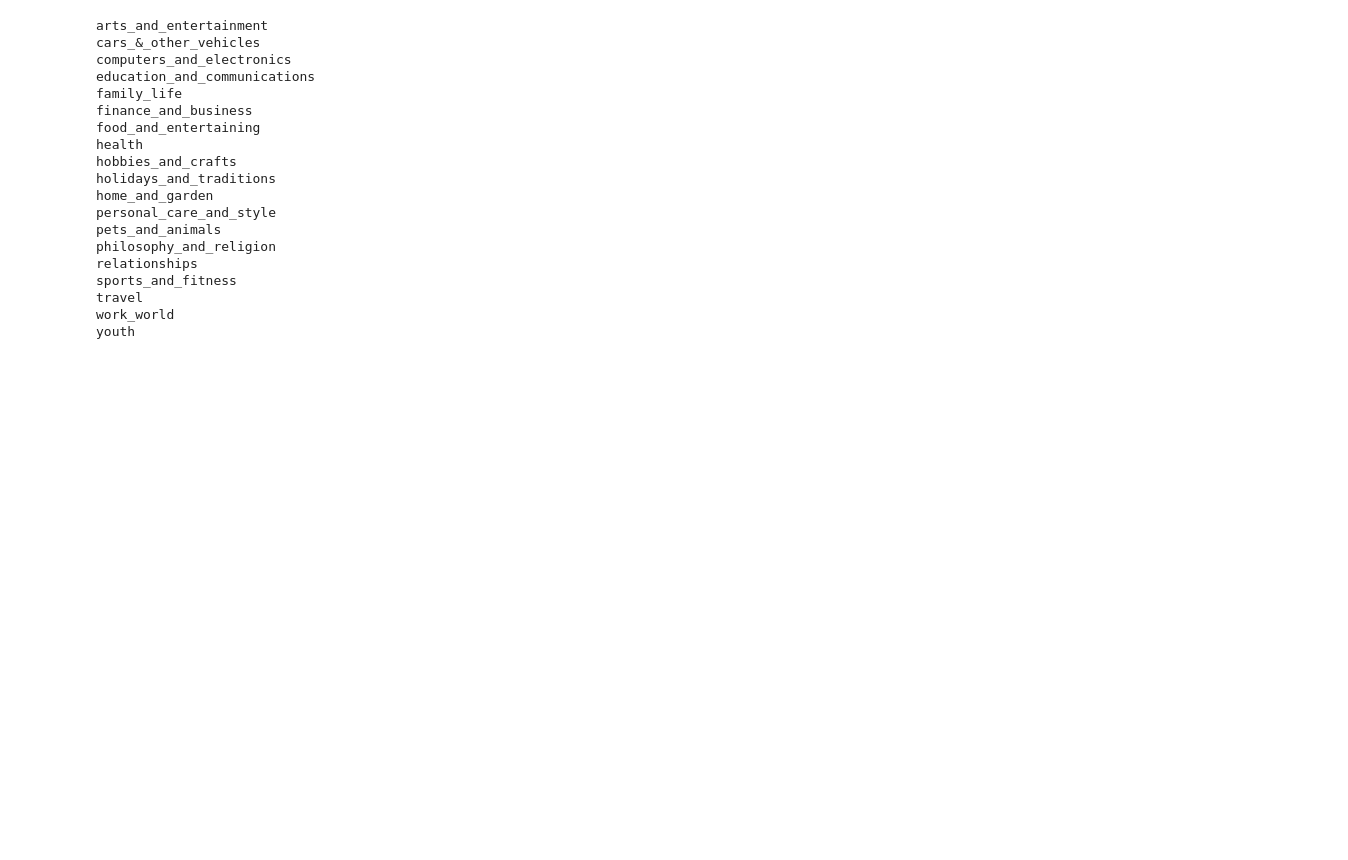
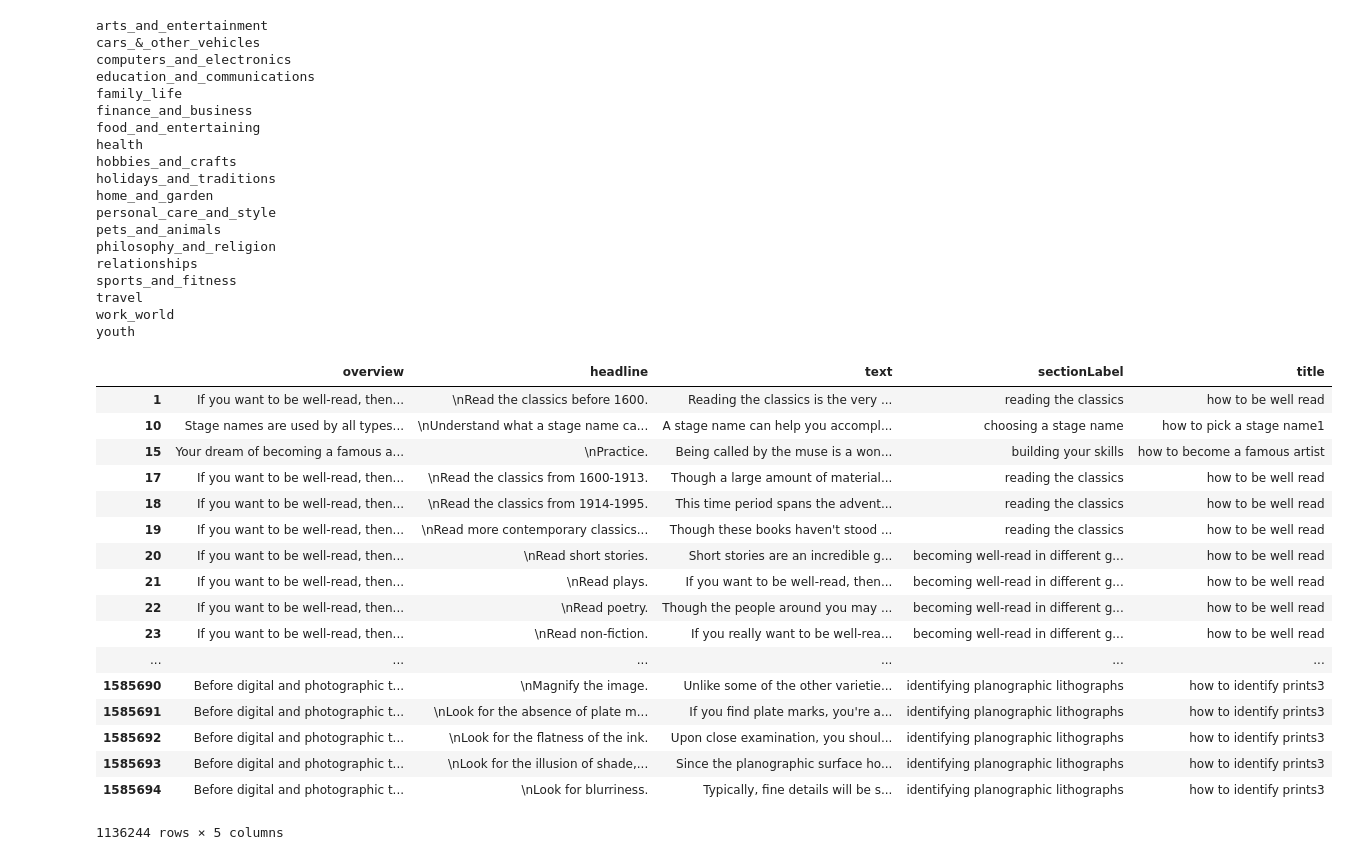
Before and after one commit to feay1234/WikiHow-Task-Based, a Jupyter notebook: WikiHow - Query-Task prediction.ipynb, the cells around one changed output. Cells and saved outputs as stored; diff of their text form; code cells hidden in the pictures; blank space fills up the shorter version.

```diff
--- a/WikiHow - Query-Task prediction.ipynb
+++ b/WikiHow - Query-Task prediction.ipynb
@@ -311,3 +311,24 @@ sports_and_fitness
 travel
 work_world
 youth
+# %%
+df
+# %% [output]
+|  | overview | headline | text | sectionLabel | title |
+| 1 | If you want to be well-read, then... | \nRead the classics before 1600. | Reading the classics is the very ... | reading the classics | how to be well read |
+| 10 | Stage names are used by all types... | \nUnderstand what a stage name ca... | A stage name can help you accompl... | choosing a stage name | how to pick a stage name1 |
+| 15 | Your dream of becoming a famous a... | \nPractice. | Being called by the muse is a won... | building your skills | how to become a famous artist |
+| 17 | If you want to be well-read, then... | \nRead the classics from 1600-1913. | Though a large amount of material... | reading the classics | how to be well read |
+| 18 | If you want to be well-read, then... | \nRead the classics from 1914-1995. | This time period spans the advent... | reading the classics | how to be well read |
+| 19 | If you want to be well-read, then... | \nRead more contemporary classics... | Though these books haven't stood ... | reading the classics | how to be well read |
+| 20 | If you want to be well-read, then... | \nRead short stories. | Short stories are an incredible g... | becoming well-read in different g... | how to be well read |
+| 21 | If you want to be well-read, then... | \nRead plays. | If you want to be well-read, then... | becoming well-read in different g... | how to be well read |
+| 22 | If you want to be well-read, then... | \nRead poetry. | Though the people around you may ... | becoming well-read in different g... | how to be well read |
+| 23 | If you want to be well-read, then... | \nRead non-fiction. | If you really want to be well-rea... | becoming well-read in different g... | how to be well read |
+| ... | ... | ... | ... | ... | ... |
+| 1585690 | Before digital and photographic t... | \nMagnify the image. | Unlike some of the other varietie... | identifying planographic lithographs | how to identify prints3 |
+| 1585691 | Before digital and photographic t... | \nLook for the absence of plate m... | If you find plate marks, you're a... | identifying planographic lithographs | how to identify prints3 |
+| 1585692 | Before digital and photographic t... | \nLook for the flatness of the ink. | Upon close examination, you shoul... | identifying planographic lithographs | how to identify prints3 |
+| 1585693 | Before digital and photographic t... | \nLook for the illusion of shade,... | Since the planographic surface ho... | identifying planographic lithographs | how to identify prints3 |
+| 1585694 | Before digital and photographic t... | \nLook for blurriness. | Typically, fine details will be s... | identifying planographic lithographs | how to identify prints3 |
+1136244 rows × 5 columns
```
Also changed, not shown: parts of 3 cells of this notebook, 3 other files.
